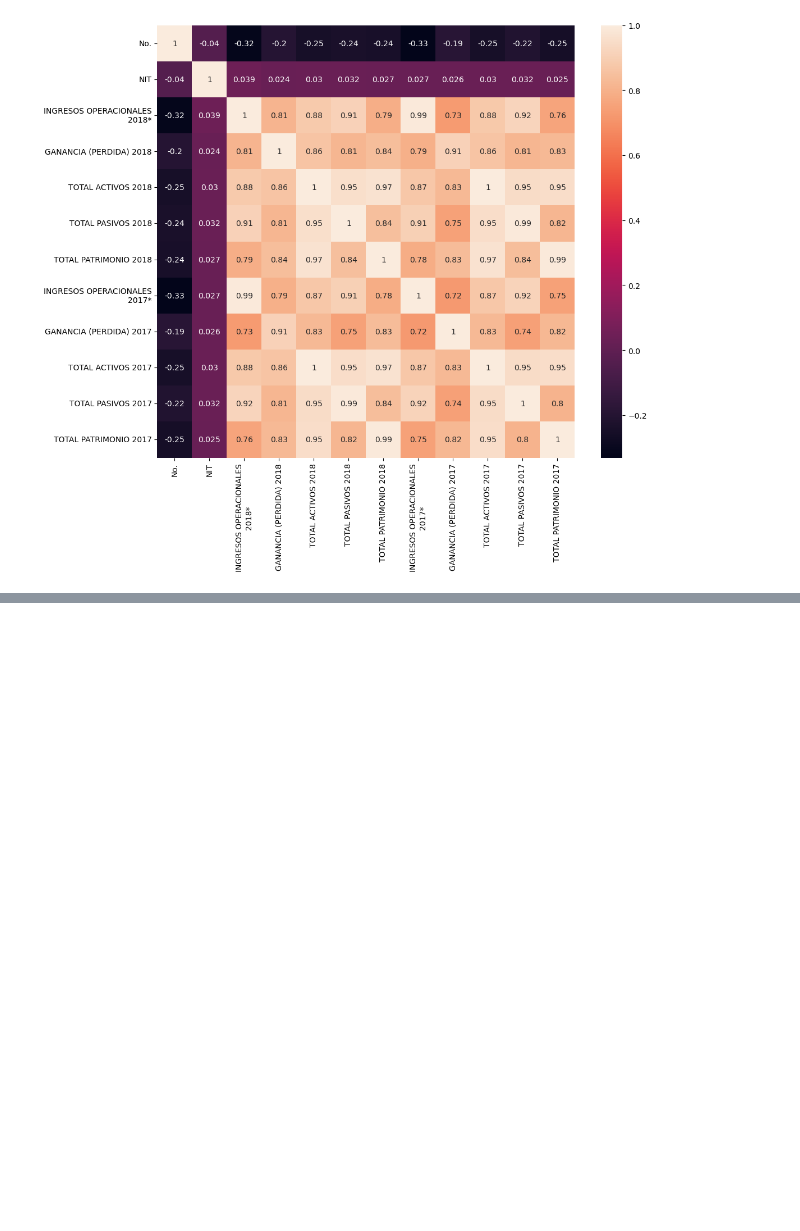
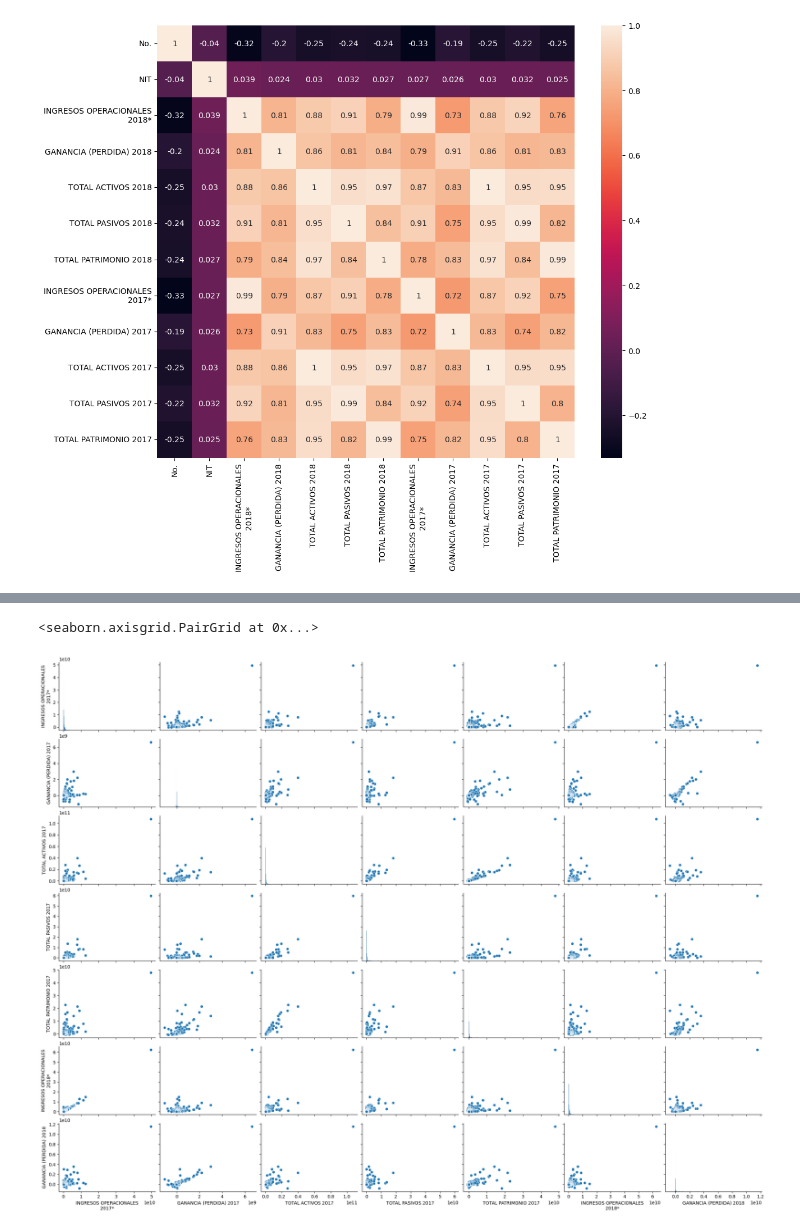
Before and after one commit to kikin3112/projets, a Jupyter notebook: regression/múltiple/mil_empresas/mil_empresas.ipynb, the cells around one changed output, grey strips where cells are left out. Cells and saved outputs as stored; diff of their text form; code cells hidden in the pictures; blank space fills up the shorter version.

```diff
--- a/regression/múltiple/mil_empresas/mil_empresas.ipynb
+++ b/regression/múltiple/mil_empresas/mil_empresas.ipynb
@@ -30,0 +127,5 @@ plt.show()
+# %%
+sns.pairplot(data = db_reg, height = 2.5, aspect = 1.3)
+# %% [output]
+<seaborn.axisgrid.PairGrid at 0x...>
+[figure, added]
```
Also changed, not shown: parts of 13 cells of this notebook.
